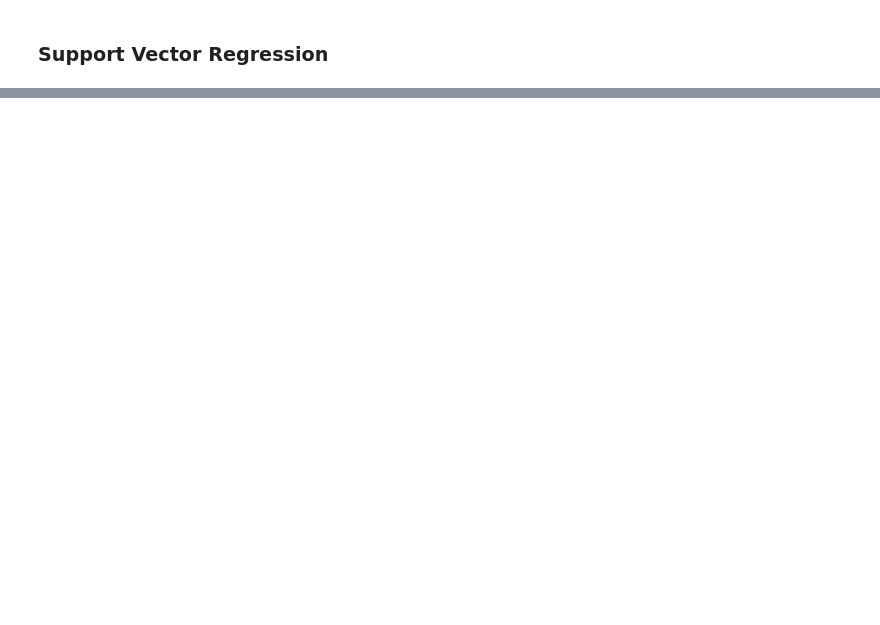
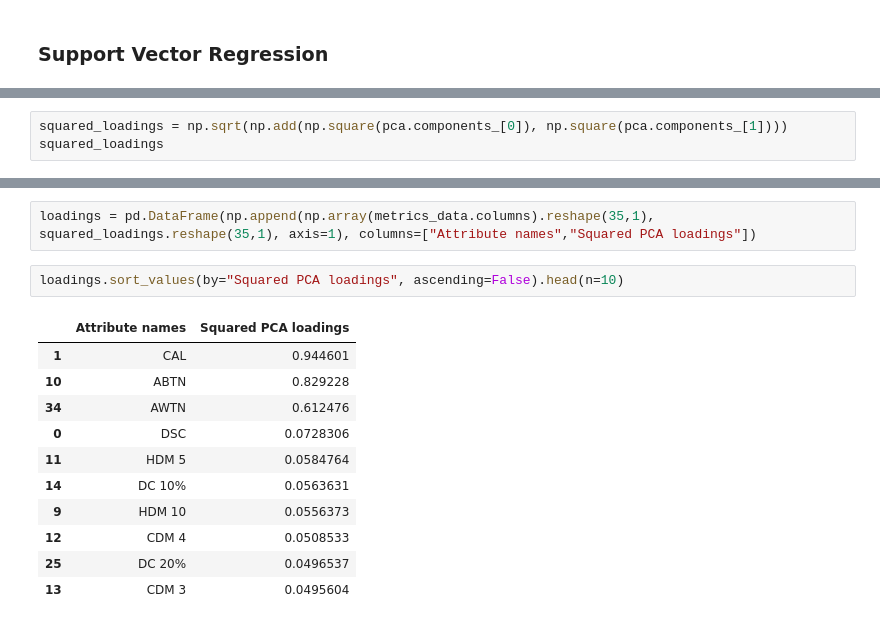
Before and after one commit to AmitD26/CSE-523-Scatterplot-Separability-Metrics, a Jupyter notebook: CSE 523 - Scatterplot separation measures.ipynb, the cells around one changed output, grey strips where cells are left out. Drawn from its saved outputs; the diff is of its cells as text; blank space fills up the shorter version.

```diff
--- a/CSE 523 - Scatterplot separation measures.ipynb
+++ b/CSE 523 - Scatterplot separation measures.ipynb
@@ -107,0 +154,3 @@ accuracy_score(svr_predictions, test_y)
+# %%
+squared_loadings = np.sqrt(np.add(np.square(pca.components_[0]), np.square(pca.components_[1])))
+squared_loadings
@@ -107,0 +167,16 @@ accuracy_score(svr_predictions, test_y)
+# %%
+loadings = pd.DataFrame(np.append(np.array(metrics_data.columns).reshape(35,1), squared_loadings.reshape(35,1), axis=1), columns=["Attribute names","Squared PCA loadings"])
+# %%
+loadings.sort_values(by="Squared PCA loadings", ascending=False).head(n=10)
+# %% [output]
+|  | Attribute names | Squared PCA loadings |
+| 1 | CAL | 0.944601 |
+| 10 | ABTN | 0.829228 |
+| 34 | AWTN | 0.612476 |
+| 0 | DSC | 0.0728306 |
+| 11 | HDM 5 | 0.0584764 |
+| 14 | DC 10% | 0.0563631 |
+| 9 | HDM 10 | 0.0556373 |
+| 12 | CDM 4 | 0.0508533 |
+| 25 | DC 20% | 0.0496537 |
+| 13 | CDM 3 | 0.0495604 |
```
Also changed, not shown: parts of 17 cells of this notebook.
